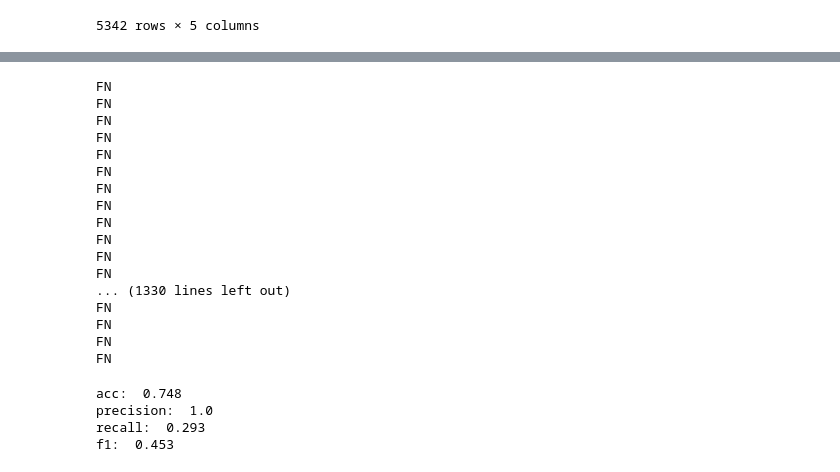
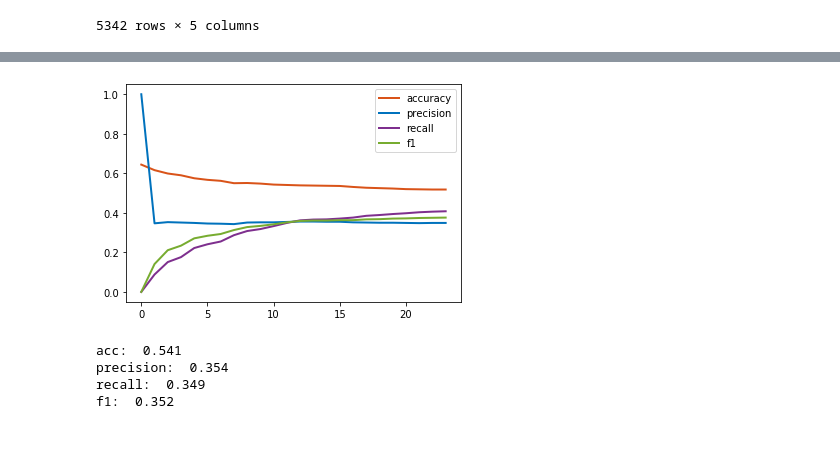
Before and after one commit to Yuweien/INFO699-clc-detection, a Jupyter notebook: clc_find_pattern.ipynb, the cells around one changed output, grey strips where cells are left out. Saved outputs shown, nothing was run; the diff lists cells and outputs as text; code cells hidden in the pictures; blank space fills up the shorter version.

Commit message:
add plots for detecting parts, new scripts for CLC pattern detection

```diff
--- a/clc_find_pattern.ipynb
+++ b/clc_find_pattern.ipynb
@@ -167,9 +168,9 @@ def find_labelset_scores(labelset, label_cat_df):
     Detected is a list of bool values for all utts on whether an utt contains the Odin label that in the selected Odin label list for that clc label/label_cat.
     Returns acc, precision, recall, and f1 scores for that clc label cat'''
     ann = all_part_bool(ann_df, label_cat_df["message_id"].to_list())
-    label_cat_dict = dict(zip(label_cat_df.message_id, label_cat_df.ie_extraction))
+    utt_label_dict = dict(zip(ann_df.message_id, ann_df.ie_extraction))
     detected_id = []
-    for id, labels in label_cat_dict.items():
+    for id, labels in utt_label_dict.items():
         found = False
         if labels == labels: ## filter out nan
             labels = labels.split(', ')
@@ -179,7 +180,8 @@ def find_labelset_scores(labelset, label_cat_df):
         if found:
             detected_id.append(id)
     detected = all_part_bool(ann_df, detected_id)
-    print("acc: ", round(accuracy_score(ann, detected), 3))
-    print("precision: ", precision_score(ann, detected, zero_division=1))
-    print("recall: ", round(recall_score(ann, detected, zero_division=1), 3))
-    print("f1: ", round(f1_score(ann, detected, zero_division=1), 3))
+    acc, precision, recall, f1 = round(accuracy_score(ann, detected), 3),\
+                        round(precision_score(ann, detected, zero_division=1), 3),\
+                        round(recall_score(ann, detected, zero_division=1), 3),\
+                        round(f1_score(ann, detected, zero_division=1), 3)
+    return acc, precision, recall, f1
@@ -186,4 +195,31 @@ def find_labelset_scores(labelset, label_cat_df):
+# %%
+def plot_scores(labelset, label_cat_df):
+    '''Taking n of labels as the x_values,
+    the acc, precision, recall and f1 scores as y_values,
+    and line plot them'''
+    x_values = range(len(labelset))
+    y_acc, y_precision, y_recall, y_f1 = [], [], [], []
+    for i in x_values:
+        acc, precision, recall, f1 = find_labelset_scores(labelset[:i], label_cat_df)
+        y_acc.append(acc)
+        y_precision.append(precision)
+        y_recall.append(recall)
+        y_f1.append(f1)
+    scores_df = pd.DataFrame({'x_values':x_values,
+                              'accuracy':y_acc,
+                              'precision':y_precision,
+                              'recall':y_recall,
+                              'f1':y_f1})
+    plt.plot( 'x_values', 'accuracy', data=scores_df, marker='', color='#D95319', linewidth=2)
+    plt.plot( 'x_values', 'precision', data=scores_df, marker='', color='#0072BD', linewidth=2)
+    plt.plot( 'x_values', 'recall', data=scores_df, marker='', color='#7E2F8E', linewidth=2)
+    plt.plot( 'x_values', 'f1', data=scores_df, marker='', color='#77AC30', linewidth=2)
+    # show legend
+    plt.legend()
+    # show graph
+    plt.show()
 # %%
 ##### Call-out: assert #####
 assert_labels = find_label_freq(callout_assert)
-assert_labels = [i[1] for i in assert_labels]
+#assert_labels = [i[1] for i in assert_labels]
+assert_labels
@@ -221,34 +258,14 @@ detected = all_part_bool(ann_df, detected_id)
-# %%
-for i in range(len(ann)):
-    if ann[i] > detected[i]:
-        print("FN")
-    elif ann[i] > detected[i]:
-        print("FP")
-# %% [output]
-FN
-FN
-FN
-FN
-FN
-FN
-FN
-FN
-FN
-FN
-FN
-FN
-... (1330 lines left out)
-FN
-FN
-FN
-FN
 # %%
 ##### Call-out: assert accuracy #####
-find_labelset_scores(assert_labels[0], callout_assert)
+plot_scores(assert_labels[1:25], callout_assert)
 # %% [output]
-acc:  0.748
-precision:  1.0
-recall:  0.293
-f1:  0.453
+[figure, added]
+# %%
+print_labelset_scores(assert_labels[1:12], callout_assert)
+# %% [output]
+acc:  0.541
+precision:  0.354
+recall:  0.349
+f1:  0.352
 # %%
 ##### Call-out: commit accuracy #####
```
Also changed, not shown: parts of 36 cells of this notebook, 2 other files.
